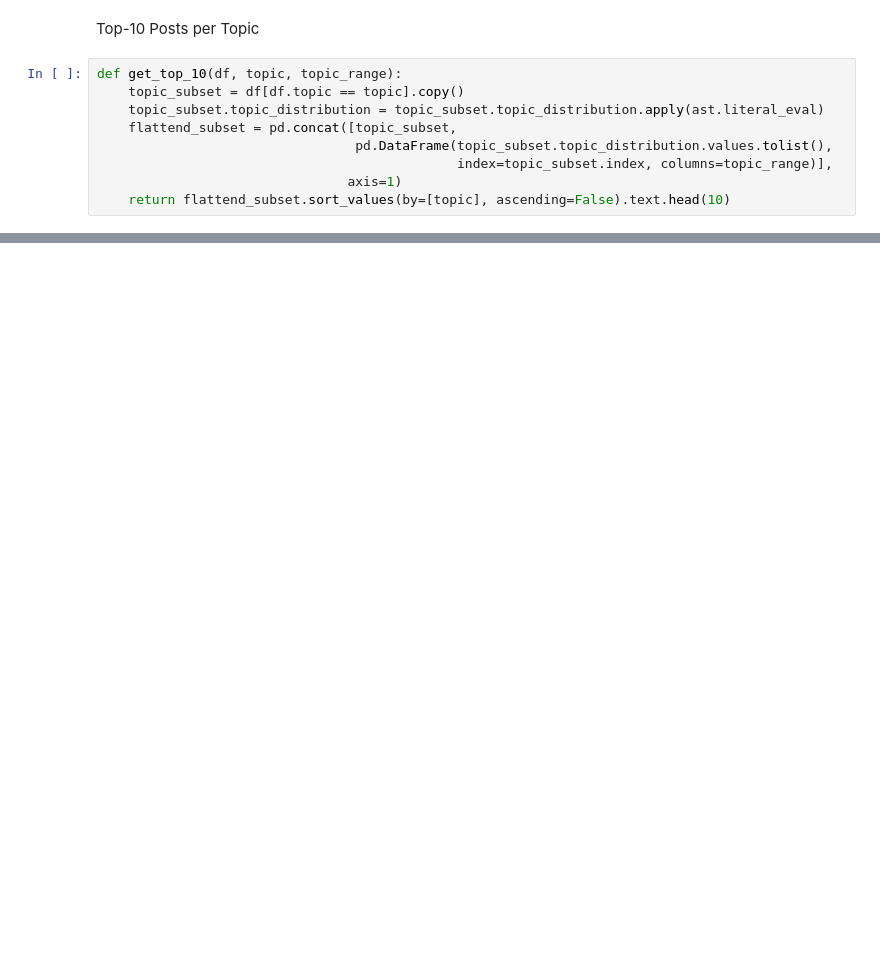
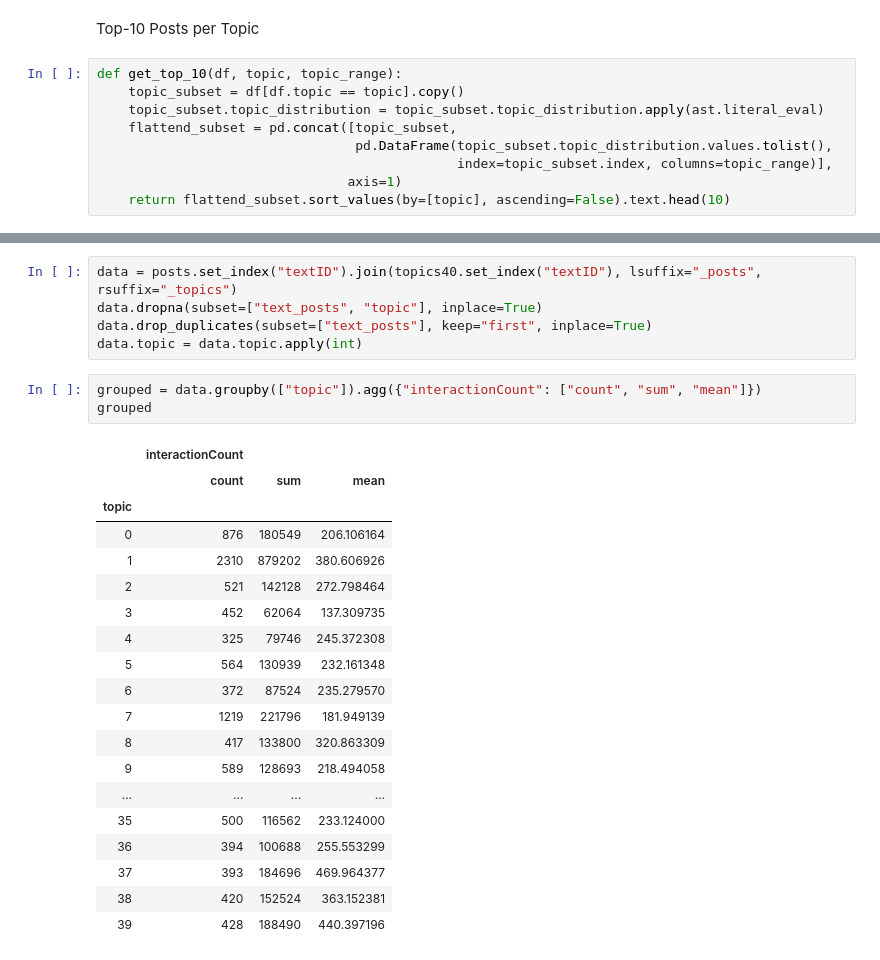
Before and after one commit to viennadatasciencegroup/data4good-wahlbeobachtung19, a Jupyter notebook: notebooks/1.3-tte-topic-evaluation.ipynb, the cells around one changed output, grey strips where cells are left out. Saved outputs shown, nothing was run; the diff lists cells and outputs as text; blank space fills up the shorter version.

```diff
--- a/notebooks/1.3-tte-topic-evaluation.ipynb
+++ b/notebooks/1.3-tte-topic-evaluation.ipynb
@@ -87,0 +84,28 @@ with open(topics40_top10_fp, "w") as f:
+# %%
+data = posts.set_index("textID").join(topics40.set_index("textID"), lsuffix="_posts", rsuffix="_topics")
+data.dropna(subset=["text_posts", "topic"], inplace=True)
+data.drop_duplicates(subset=["text_posts"], keep="first", inplace=True)
+data.topic = data.topic.apply(int)
+# %%
+grouped = data.groupby(["topic"]).agg({"interactionCount": ["count", "sum", "mean"]})
+grouped
+# %% [output]
+|  | interactionCount |  |  |
+|  | count | sum | mean |
+| topic |  |  |  |
+| 0 | 876 | 180549 | 206.106164 |
+| 1 | 2310 | 879202 | 380.606926 |
+| 2 | 521 | 142128 | 272.798464 |
+| 3 | 452 | 62064 | 137.309735 |
+| 4 | 325 | 79746 | 245.372308 |
+| 5 | 564 | 130939 | 232.161348 |
+| 6 | 372 | 87524 | 235.279570 |
+| 7 | 1219 | 221796 | 181.949139 |
+| 8 | 417 | 133800 | 320.863309 |
+| 9 | 589 | 128693 | 218.494058 |
+| ... | ... | ... | ... |
+| 35 | 500 | 116562 | 233.124000 |
+| 36 | 394 | 100688 | 255.553299 |
+| 37 | 393 | 184696 | 469.964377 |
+| 38 | 420 | 152524 | 363.152381 |
+| 39 | 428 | 188490 | 440.397196 |
```
Also changed, not shown: parts of 13 cells of this notebook, 6 other files.
